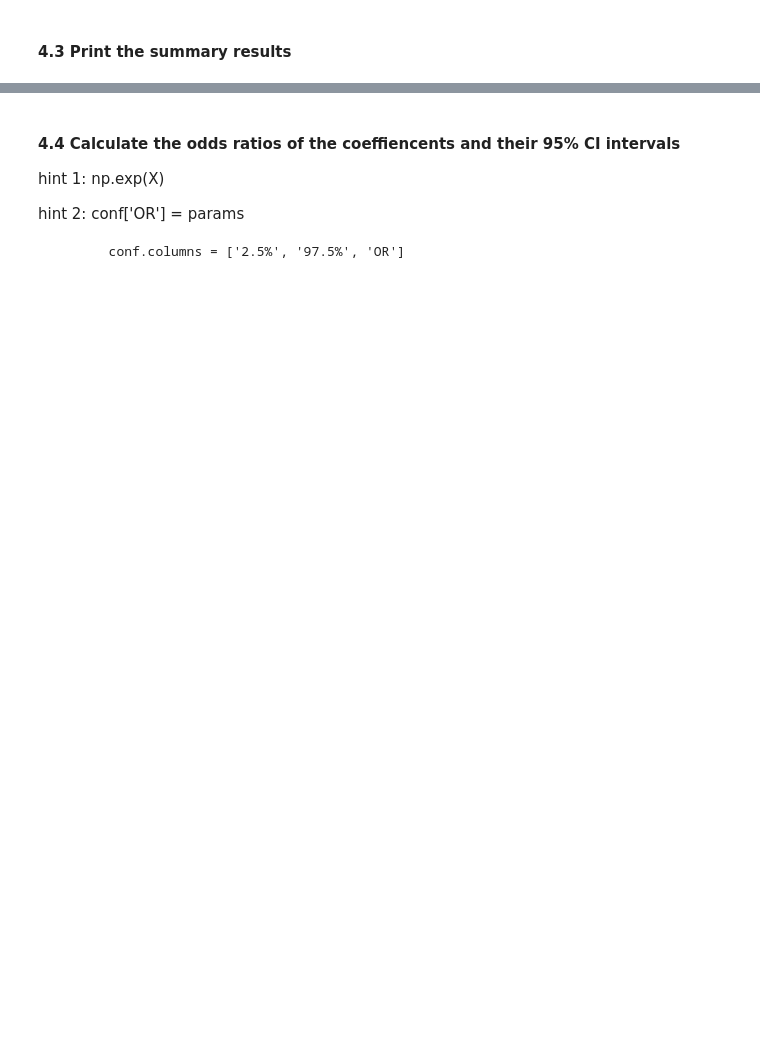
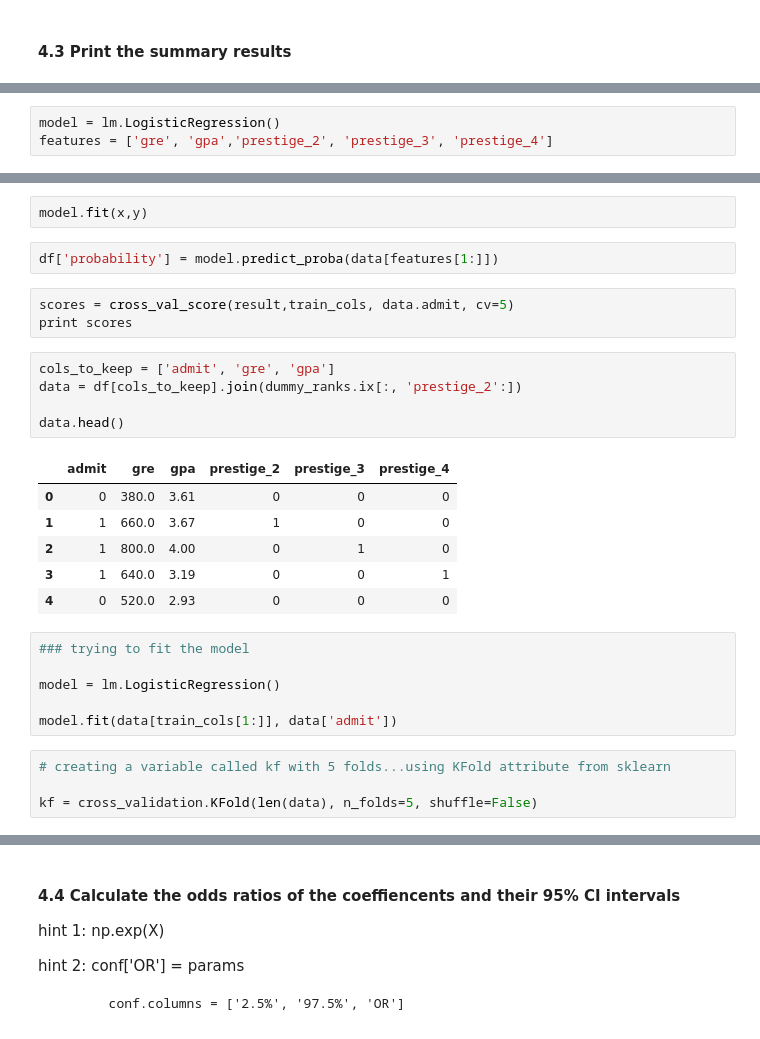
Before and after one commit to jmcelderry/jmcelderry, a Jupyter notebook: projects/unit-projects/project-3/starter-code/project3-starter.ipynb, the cells around one changed output, grey strips where cells are left out. Drawn from its saved outputs; the diff is of its cells as text; blank space fills up the shorter version.

```diff
--- a/projects/unit-projects/project-3/starter-code/project3-starter.ipynb
+++ b/projects/unit-projects/project-3/starter-code/project3-starter.ipynb
@@ -151,0 +287,3 @@ data['intercept'] = 1.0
+# %%
+model = lm.LogisticRegression()
+features = ['gre', 'gpa','prestige_2', 'prestige_3', 'prestige_4']
@@ -151,0 +299,29 @@ data['intercept'] = 1.0
+# %%
+model.fit(x,y)
+# %%
+df['probability'] = model.predict_proba(data[features[1:]])
+# %%
+scores = cross_val_score(result,train_cols, data.admit, cv=5)
+print scores
+# %%
+cols_to_keep = ['admit', 'gre', 'gpa']
+data = df[cols_to_keep].join(dummy_ranks.ix[:, 'prestige_2':])
+
+data.head()
+# %% [output]
+|  | admit | gre | gpa | prestige_2 | prestige_3 | prestige_4 |
+| 0 | 0 | 380.0 | 3.61 | 0 | 0 | 0 |
+| 1 | 1 | 660.0 | 3.67 | 1 | 0 | 0 |
+| 2 | 1 | 800.0 | 4.00 | 0 | 1 | 0 |
+| 3 | 1 | 640.0 | 3.19 | 0 | 0 | 1 |
+| 4 | 0 | 520.0 | 2.93 | 0 | 0 | 0 |
+# %%
+### trying to fit the model
+
+model = lm.LogisticRegression()
+
+model.fit(data[train_cols[1:]], data['admit'])
+# %%
+# creating a variable called kf with 5 folds...using KFold attribute from sklearn
+
+kf = cross_validation.KFold(len(data), n_folds=5, shuffle=False)
```
Also changed, not shown: parts of 42 cells of this notebook, 3 other files.
